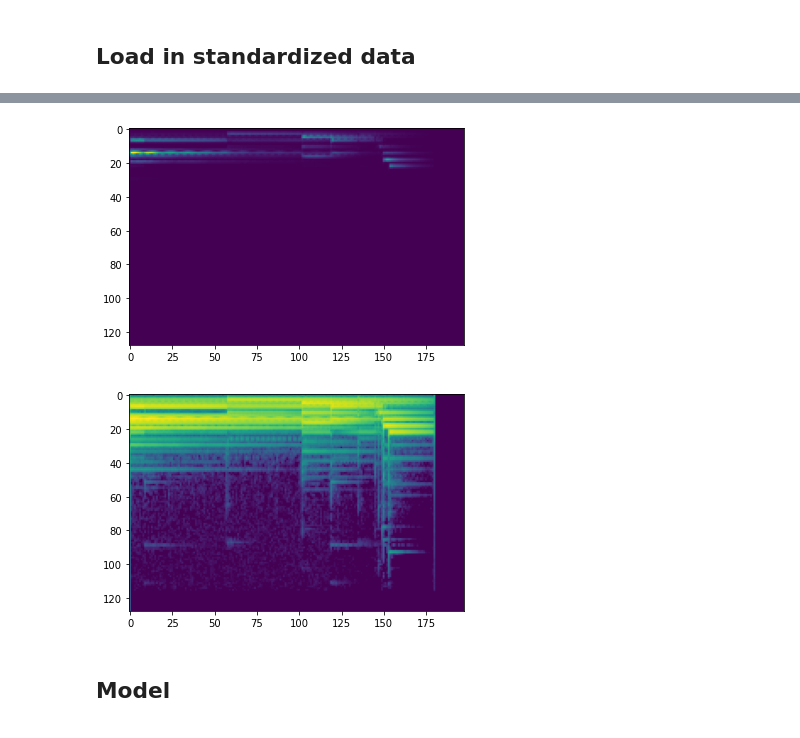
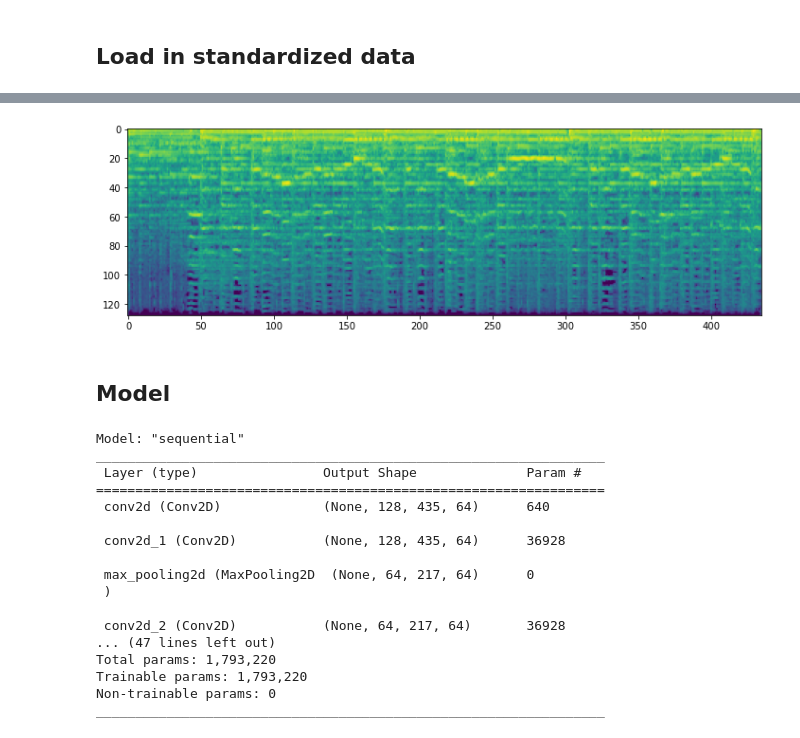
Before and after one commit to bradleymoorehead23/estm-model, a Jupyter notebook: mer_model.ipynb, the cells around one changed output, grey strips where cells are left out. Cells and saved outputs as stored; diff of their text form; code cells hidden in the pictures.

```diff
--- a/mer_model.ipynb
+++ b/mer_model.ipynb
@@ -14,26 +3,2 @@ from keras.regularizers import L2
 # %% [markdown]
 ## Load in standardized data
-# %%
-max_pct_zero = 0.5
-folders = glob('data\\MER_taffc_standard\\*')
-paths = []
-for folder in folders:
-    directory = folder + '\\*.wav'
-    paths += glob(directory)
-ffts = []
-db_ffts = []
-db_norms = []
-qs = []
-for path in tqdm(paths):
-    seg, sr = lb.load(path)
-    n = seg.shape[0]
-    if (seg == 0).sum()/n <= max_pct_zero:
-        fft = lb.feature.melspectrogram(y=seg, n_fft=1024, hop_length=564)
-        ffts.append(fft)
-
-        db_fft = lb.power_to_db(fft, ref=np.max)
-        db_ffts.append(db_fft)
-
-        qs.append(path.split('\\')[2])
-print(f'number of clips: {len(ffts)}')
-pd.Series(qs).value_counts()
@@ -53,0 +5,5 @@ plt.show()
+# %%
+file_df = pd.read_csv(f'data/mer_taffc_split.csv')
+# %%
+n_segs = 2696
+dur = '10s'
@@ -54,10 +58,8 @@ plt.show()
 # %%
-plt.imshow(ffts[-1])
-plt.figure()
-plt.imshow(db_ffts[-1])
+plt.figure(figsize=(12,12))
+plt.imshow(X[10, :, :, :])
 plt.show()
 # %% [output]
-[figure, old version]
+[figure, new version]
-[figure, removed]
 # %% [markdown]
 ## Model
@@ -67,3 +66,23 @@ ts   = 198
 # %%
-lrelu = keras.layers.LeakyReLU(alpha=0)
+lrelu = keras.layers.LeakyReLU(alpha=0.01)
 l2 = L2(l2=0.001)
+model = get_mer(lrelu, l2)
+model.summary()
+# %% [output]
+Model: "sequential"
+_________________________________________________________________
+ Layer (type)                Output Shape              Param #
+=================================================================
+ conv2d (Conv2D)             (None, 128, 435, 64)      640
+
+ conv2d_1 (Conv2D)           (None, 128, 435, 64)      36928
+
+ max_pooling2d (MaxPooling2D  (None, 64, 217, 64)      0
+ )
+
+ conv2d_2 (Conv2D)           (None, 64, 217, 64)       36928
+... (47 lines left out)
+Total params: 1,793,220
+Trainable params: 1,793,220
+Non-trainable params: 0
+_________________________________________________________________
```
Also changed, not shown: parts of 24 cells of this notebook, 1 other file.
